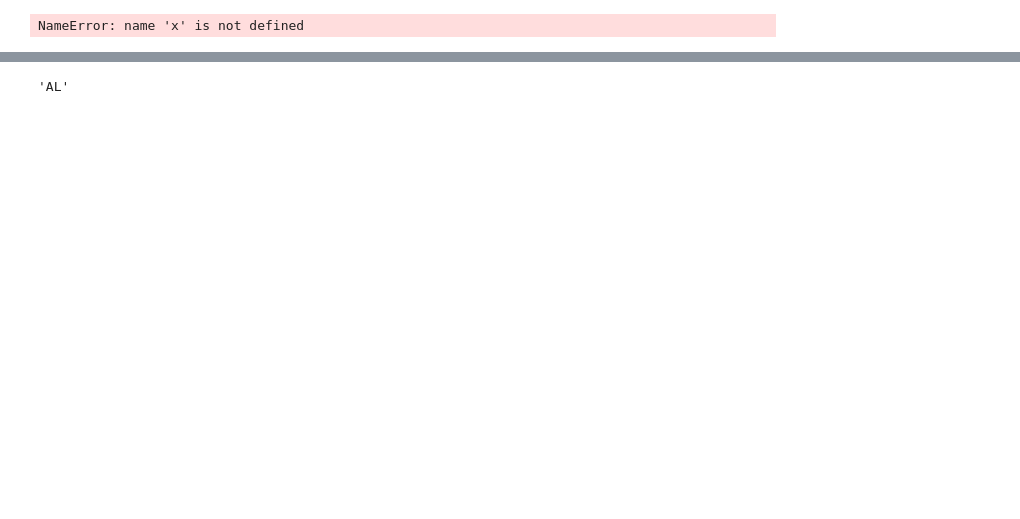
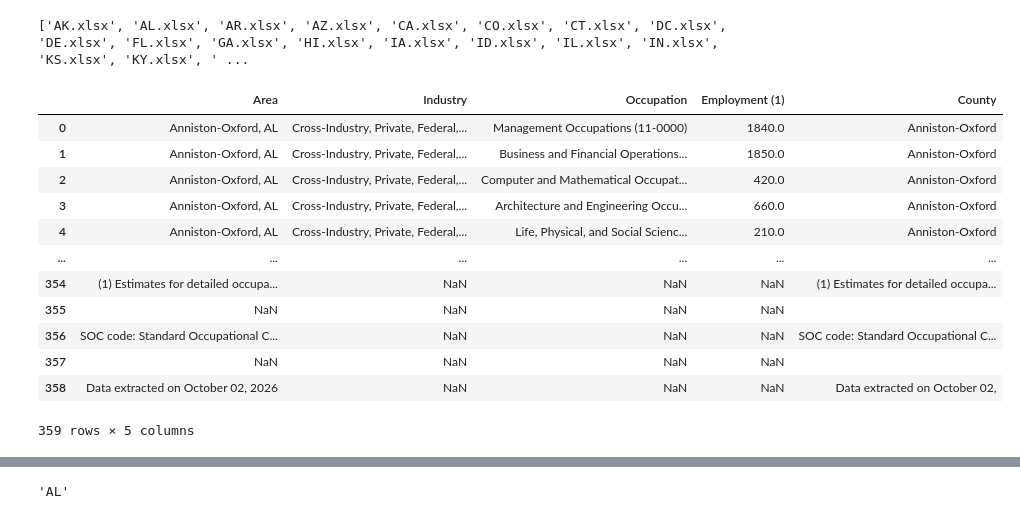
Before and after one commit to absillers/plotly_bls_map, a Jupyter notebook: msa_employment.ipynb, the cells around one changed output, grey strips where cells are left out. Saved outputs shown, nothing was run; the diff lists cells and outputs as text; code cells hidden in the pictures; blank space fills up the shorter version.

```diff
--- a/msa_employment.ipynb
+++ b/msa_employment.ipynb
@@ -6,29 +7,45 @@ import numpy as np
 #create state map
 states =  pd.read_excel('state_abr.xlsx')
 # %%
-#make a df with
-
-#k - state name
-#value is the df with the state name
+dir_path = 'state_employment_data/'
+files = [f for f in os.listdir(dir_path) if os.path.isfile(os.path.join(dir_path, f))]
+print(files)
+# %% [output]
+['AK.xlsx', 'AL.xlsx', 'AR.xlsx', 'AZ.xlsx', 'CA.xlsx', 'CO.xlsx', 'CT.xlsx', 'DC.xlsx', 'DE.xlsx', 'FL.xlsx', 'GA.xlsx', 'HI.xlsx', 'IA.xlsx', 'ID.xlsx', 'IL.xlsx', 'IN.xlsx', 'KS.xlsx', 'KY.xlsx', ' ...
 # %%
 #make a dictionary of each state name and DF
 df_name = states['ABR']
 
-datasets = {}
-for k, v in zip(df_name, x):
-    a = pd.read_excel(f'state_employment_data/{df_name}.xlsx', skiprows =1)
-    datasets[k] = a++++++++++.
-    -
-
-'''
-yrs = list(range(15, 26))
-df_name = ["labor_" + str(x) for x in yrs]
+dir_path = 'state_employment_data/'
+files = [f for f in os.listdir(dir_path) if os.path.isfile(os.path.join(dir_path, f))]
 
 datasets = {}
-for k, v in zip(df_name, yrs):
-    a = pd.read_excel(f"laucnty{str(v)}.xlsx", skiprows=1)
-    datasets[k] = a
+for i in range(0, len(df_name)):
+    a = df_name[i]
 
-'''
+    if f'{df_name[i]}.xlsx' in  os.listdir('state_employment_data/'):
+        datasets[a] = pd.read_excel(f'state_employment_data/{a}.xlsx', skiprows = 2)
+    else:
+        continue
+
+def add_county_column(df):
+    df['County'] = df['Area'].apply(lambda x: str(x)[:-4])
+
+for k, v in datasets.items():
+    add_county_column(v)
-# %% [output]
-NameError: name 'x' is not defined
+# %%
+datasets['AL']
+# %% [output]
+|  | Area | Industry | Occupation | Employment (1) | County |
+| 0 | Anniston-Oxford, AL | Cross-Industry, Private, Federal,... | Management Occupations (11-0000) | 1840.0 | Anniston-Oxford |
+| 1 | Anniston-Oxford, AL | Cross-Industry, Private, Federal,... | Business and Financial Operations... | 1850.0 | Anniston-Oxford |
+| 2 | Anniston-Oxford, AL | Cross-Industry, Private, Federal,... | Computer and Mathematical Occupat... | 420.0 | Anniston-Oxford |
+| 3 | Anniston-Oxford, AL | Cross-Industry, Private, Federal,... | Architecture and Engineering Occu... | 660.0 | Anniston-Oxford |
+| 4 | Anniston-Oxford, AL | Cross-Industry, Private, Federal,... | Life, Physical, and Social Scienc... | 210.0 | Anniston-Oxford |
+| ... | ... | ... | ... | ... | ... |
+| 354 | (1) Estimates for detailed occupa... | NaN | NaN | NaN | (1) Estimates for detailed occupa... |
+| 355 | NaN | NaN | NaN | NaN |  |
+| 356 | SOC code: Standard Occupational C... | NaN | NaN | NaN | SOC code: Standard Occupational C... |
+| 357 | NaN | NaN | NaN | NaN |  |
+| 358 | Data extracted on October 02, 2026 | NaN | NaN | NaN | Data extracted on October 02, |
+359 rows × 5 columns
```
Also changed, not shown: parts of 7 cells of this notebook.
